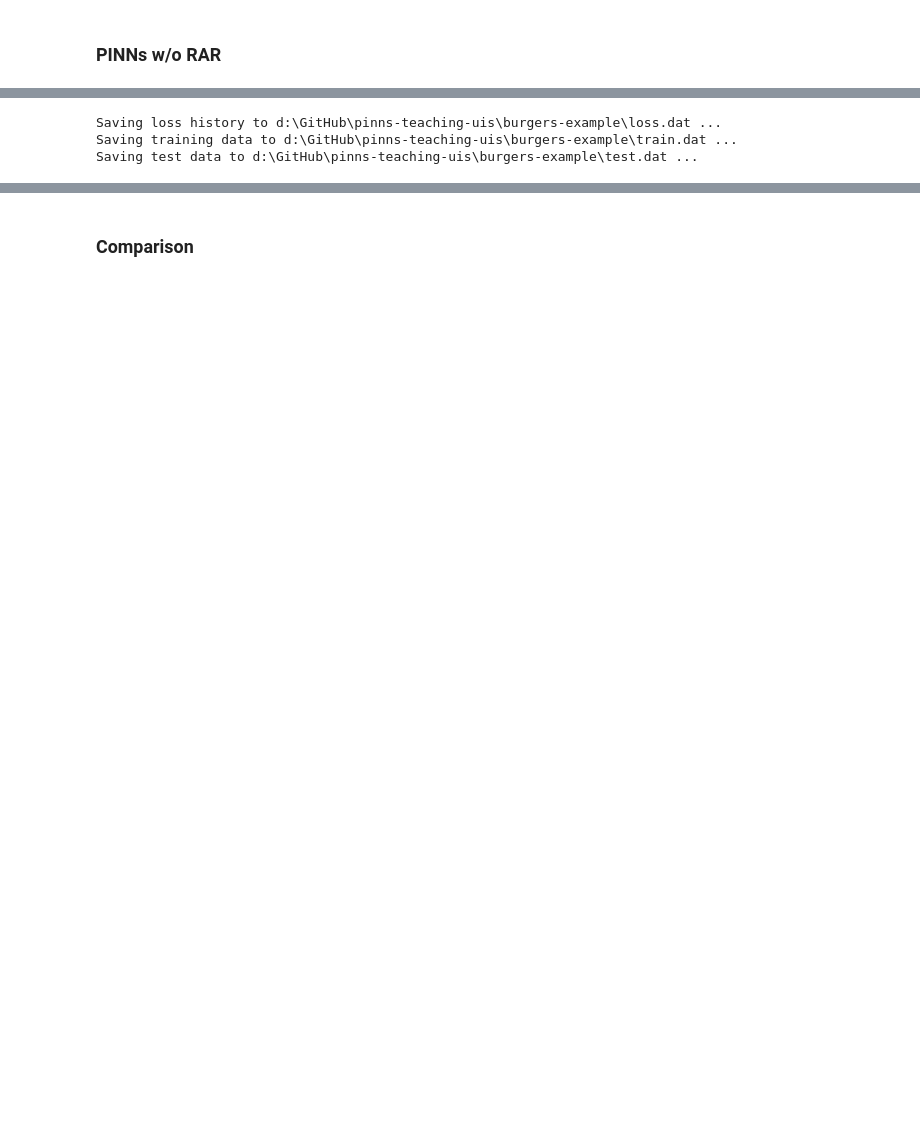
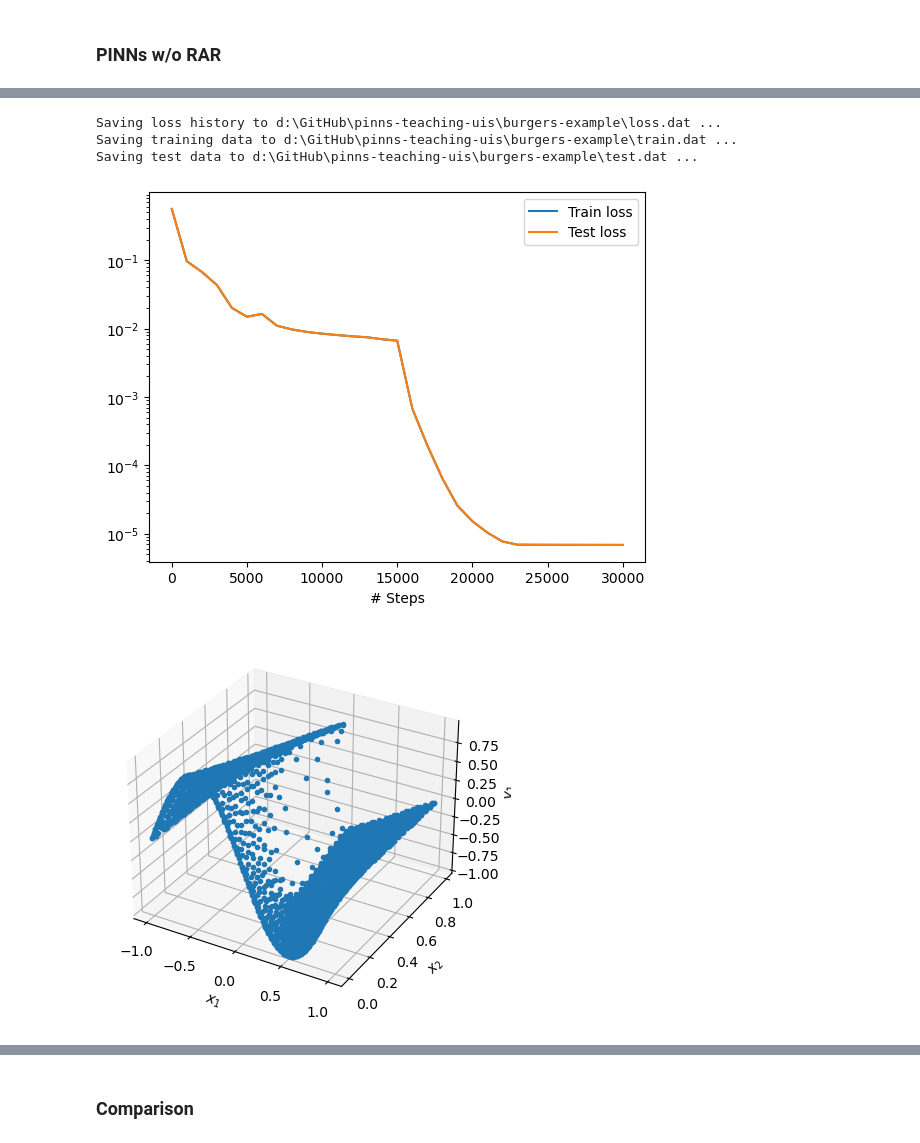
Before and after one commit to cdenq/pinns-teaching-uis, a Jupyter notebook: burgers-example/burgers.ipynb, the cells around one changed output, grey strips where cells are left out. Saved outputs shown, nothing was run; the diff lists cells and outputs as text; code cells hidden in the pictures; blank space fills up the shorter version.

```diff
--- a/burgers-example/burgers.ipynb
+++ b/burgers-example/burgers.ipynb
@@ -240,13 +246,15 @@ Step      Train loss                        Test loss                         Te
 # %%
-# Save the results
-dde.saveplot(losshistory, train_state, issave=True, isplot=False)
+# Save the results & using DeepXDE built-in graphing for model prediction
+dde.saveplot(losshistory, train_state, issave=True, isplot=True)
 input_file = "loss.dat"
 output_file = "pinns"
 export_error(input_file, output_file)
 # %% [output]
 Saving loss history to d:\GitHub\pinns-teaching-uis\burgers-example\loss.dat ...
 Saving training data to d:\GitHub\pinns-teaching-uis\burgers-example\train.dat ...
 Saving test data to d:\GitHub\pinns-teaching-uis\burgers-example\test.dat ...
+[figure, added]
+[figure, added]
 # %%
 # Plot the data
 title = "PINN w/o RAR"
```
Also changed, not shown: parts of 10 cells of this notebook, 7 other files.
